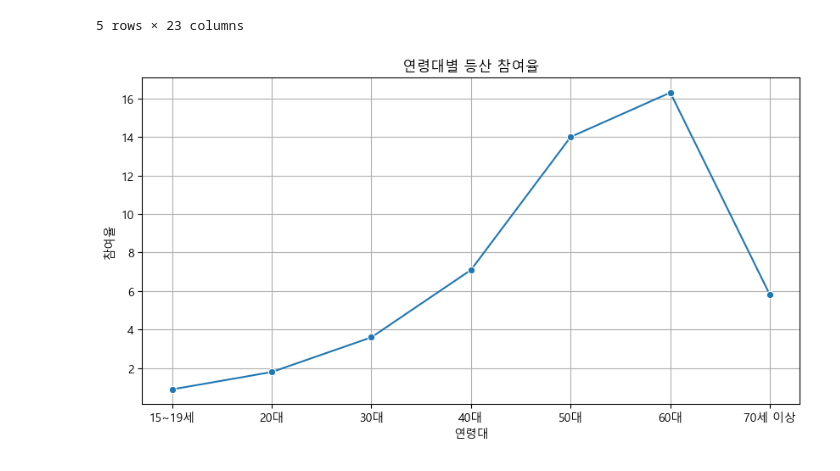
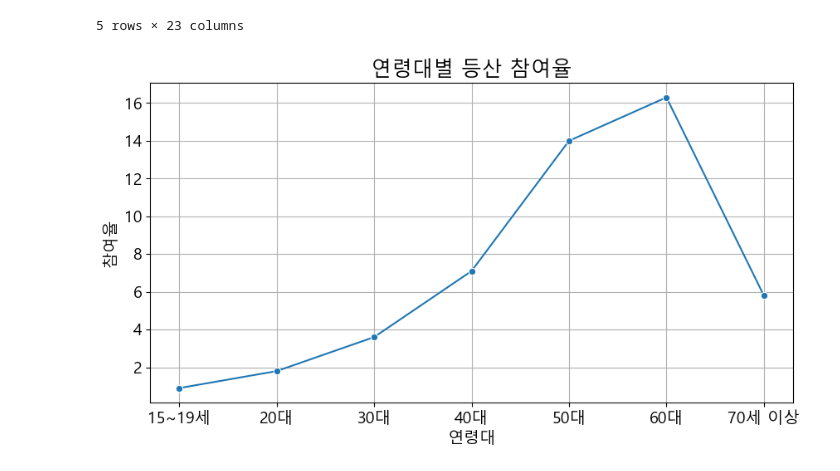
Before and after one commit to leejunsu0530/basic_computing_team, a Jupyter notebook: analysis.ipynb, the cells around one changed output. Cells and saved outputs as stored; diff of their text form; code cells hidden in the pictures.

```diff
--- a/analysis.ipynb
+++ b/analysis.ipynb
@@ -73,6 +71,7 @@ import matplotlib.pyplot as plt
 # 한글 폰트 설정 (Windows 기준)
 plt.rcParams['font.family'] = 'Malgun Gothic'
 plt.rcParams['axes.unicode_minus'] = False
+plt.rcParams['font.size'] = 14
 # %%
 #@title Q1: 사람들이 나이가 들면서 점점 등산을 선호하는가?
 
@@ -92,35 +91,35 @@ mountain_data = df_weekend.loc[age_rows, '등산']
 
 # 시각화용 DataFrame 생성
 plot_df = pd.DataFrame({
     '연령대': [
         '15~19세',
         '20대',
         '30대',
         '40대',
         '50대',
         '60대',
         '70세 이상'
     ],
     '등산 참여율': mountain_data.values
 })
 
 # 그래프
 plt.figure(figsize=(10, 5))
 
 sns.lineplot(
     data=plot_df,
     x='연령대',
     y='등산 참여율',
     marker='o'
 )
 
-plt.title('연령대별 등산 참여율')
+plt.title('연령대별 등산 참여율', fontsize=18)
 plt.ylabel('참여율')
 plt.grid(True)
 
 plt.show()
 # %% [output]
-[figure, old version]
+[figure, new version]
 # %%
 #@title Q2: 사람들이 주중보다 주말에 외식을 자주하는가?
 # 외식 데이터 추출
```
Also changed, not shown: parts of 4 cells of this notebook.
